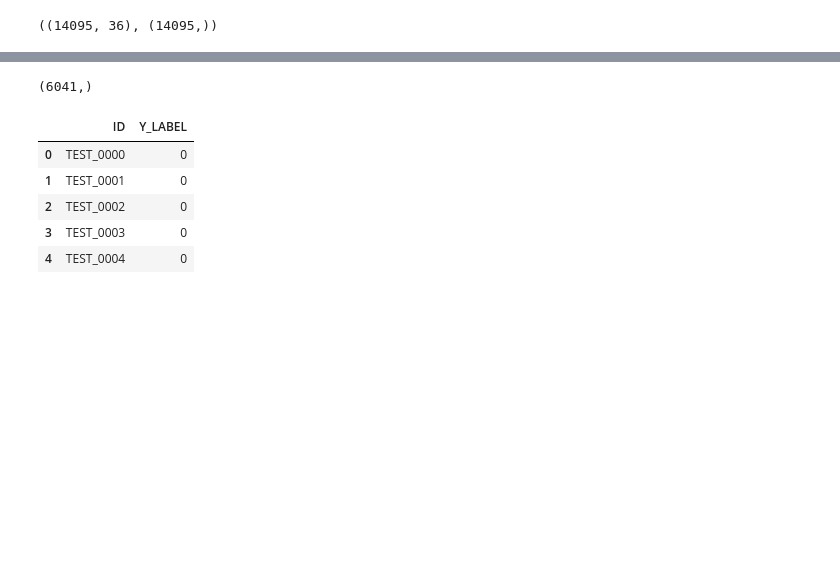
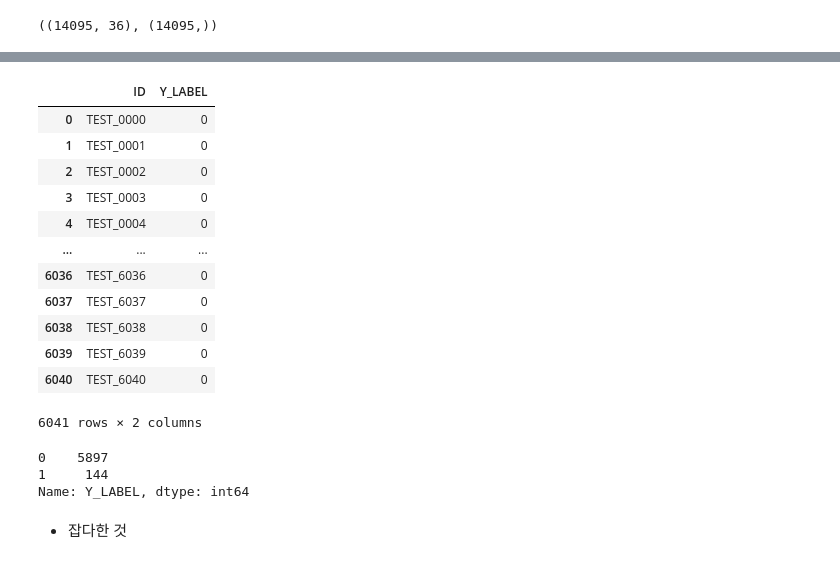
Before and after one commit to DoItSon/playdata, a Jupyter notebook: 머신러닝_해보기!.ipynb, the cells around one changed output, grey strips where cells are left out. Cells and saved outputs as stored; diff of their text form; code cells hidden in the pictures; blank space fills up the shorter version.

```diff
--- a/머신러닝_해보기!.ipynb
+++ b/머신러닝_해보기!.ipynb
@@ -460,18 +572,38 @@ Early stopping, best iteration is:
-# %%
-x = np.concatenate(pred_list,axis = 0)
-x.shape
-# %% [output]
-(6041,)
+# %%
+model = lgb.LGBMRegressor(random_state=CFG['SEED'],**hp3)
+model.fit(train_reg,x_target)
+
+pred = model.predict(test)
+# %%
+y_pred = pred
 # %%
 submit = pd.read_csv('/content/drive/MyDrive/sample_submission.csv')
-submit['Y_LABEL'] = x
-submit.head()
-# %% [output]
-|  | ID | Y_LABEL |
-| 0 | TEST_0000 | 0 |
-| 1 | TEST_0001 | 0 |
-| 2 | TEST_0002 | 0 |
-| 3 | TEST_0003 | 0 |
-| 4 | TEST_0004 | 0 |
+# %%
+submit.Y_LABEL = pd.Series(np.where(y_pred > 0.35, 1, 0)) # 이것도 추후 조정해보기!
+# %%
+submit
+# %% [output]
+|  | ID | Y_LABEL |
+| 0 | TEST_0000 | 0 |
+| 1 | TEST_0001 | 0 |
+| 2 | TEST_0002 | 0 |
+| 3 | TEST_0003 | 0 |
+| 4 | TEST_0004 | 0 |
+| ... | ... | ... |
+| 6036 | TEST_6036 | 0 |
+| 6037 | TEST_6037 | 0 |
+| 6038 | TEST_6038 | 0 |
+| 6039 | TEST_6039 | 0 |
+| 6040 | TEST_6040 | 0 |
+6041 rows × 2 columns
+# %%
+submit.Y_LABEL.value_counts()
+# 기존 104
+# %% [output]
+0    5897
+1     144
+Name: Y_LABEL, dtype: int64
 # %%
 submit.to_csv('/content/drive/MyDrive/submit.csv', index=False)
+# %% [markdown]
+- 잡다한 것
```
Also changed, not shown: parts of 75 cells of this notebook.
